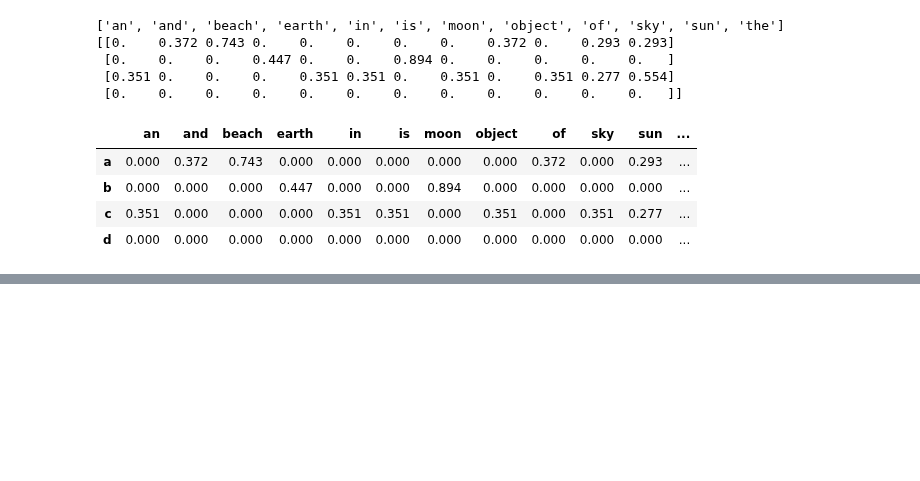
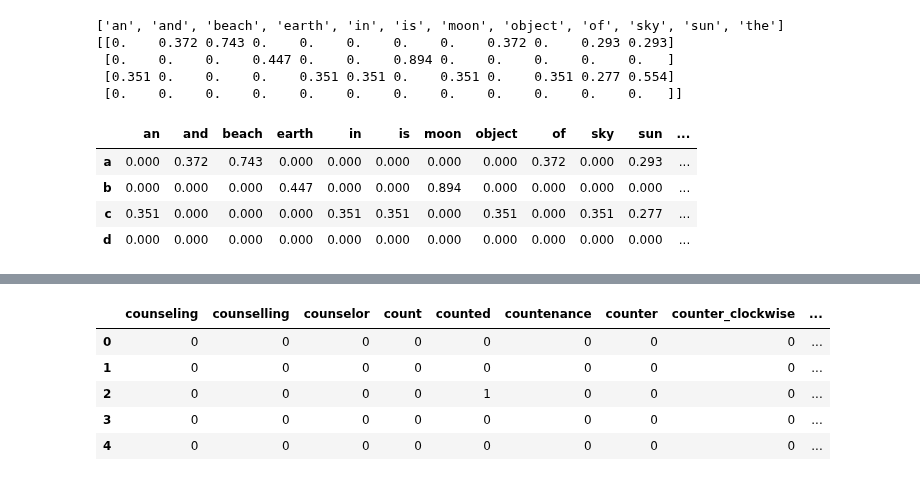
Before and after one commit to aukrit1993/my_machine_learning, a Jupyter notebook: chapter_23.ipynb, the cells around one changed output, grey strips where cells are left out. Saved outputs shown, nothing was run; the diff lists cells and outputs as text; code cells hidden in the pictures; blank space fills up the shorter version.

```diff
--- a/chapter_23.ipynb
+++ b/chapter_23.ipynb
@@ -77,0 +171,9 @@ df.round(3)
+# %%
+df[df.columns[10000:10010]].head()
+# %% [output]
+|  | counseling | counselling | counselor | count | counted | countenance | counter | counter_clockwise | ... |
+| 0 | 0 | 0 | 0 | 0 | 0 | 0 | 0 | 0 | ... |
+| 1 | 0 | 0 | 0 | 0 | 0 | 0 | 0 | 0 | ... |
+| 2 | 0 | 0 | 0 | 0 | 1 | 0 | 0 | 0 | ... |
+| 3 | 0 | 0 | 0 | 0 | 0 | 0 | 0 | 0 | ... |
+| 4 | 0 | 0 | 0 | 0 | 0 | 0 | 0 | 0 | ... |
```
Also changed, not shown: parts of 21 cells of this notebook.
